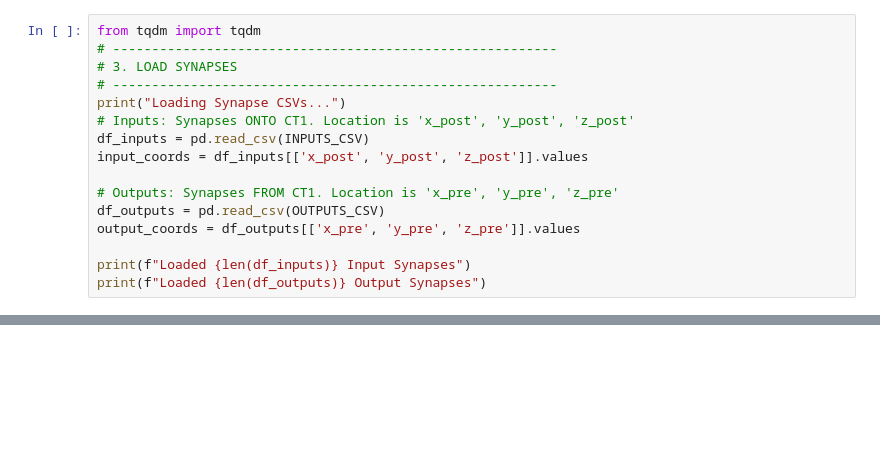
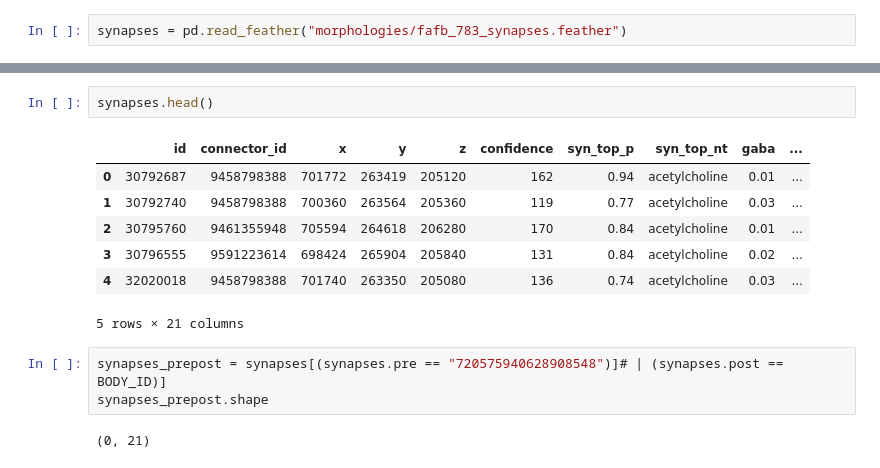
Before and after one commit to 0xJustin/connectome_compartments, a Jupyter notebook: jaxley_attachment.ipynb, the cells around one changed output, grey strips where cells are left out. Cells and saved outputs as stored; diff of their text form; blank space fills up the shorter version.

```diff
--- a/jaxley_attachment.ipynb
+++ b/jaxley_attachment.ipynb
@@ -31,16 +29,2 @@ WARNING:2026-01-04 12:23:23,554:jax._src.xla_bridge:852: An NVIDIA GPU may be pr
 # %%
-from tqdm import tqdm
-# ---------------------------------------------------------
-# 3. LOAD SYNAPSES
-# ---------------------------------------------------------
-print("Loading Synapse CSVs...")
-# Inputs: Synapses ONTO CT1. Location is 'x_post', 'y_post', 'z_post'
-df_inputs = pd.read_csv(INPUTS_CSV)
-input_coords = df_inputs[['x_post', 'y_post', 'z_post']].values
-
-# Outputs: Synapses FROM CT1. Location is 'x_pre', 'y_pre', 'z_pre'
-df_outputs = pd.read_csv(OUTPUTS_CSV)
-output_coords = df_outputs[['x_pre', 'y_pre', 'z_pre']].values
-
-print(f"Loaded {len(df_inputs)} Input Synapses")
-print(f"Loaded {len(df_outputs)} Output Synapses")
+synapses = pd.read_feather("morphologies/fafb_783_synapses.feather")
@@ -259,0 +51,15 @@ array([[-249.82421875, -151.82421875, -254.        ],
+# %%
+synapses.head()
+# %% [output]
+|  | id | connector_id | x | y | z | confidence | syn_top_p | syn_top_nt | gaba | ... |
+| 0 | 30792687 | 9458798388 | 701772 | 263419 | 205120 | 162 | 0.94 | acetylcholine | 0.01 | ... |
+| 1 | 30792740 | 9458798388 | 700360 | 263564 | 205360 | 119 | 0.77 | acetylcholine | 0.03 | ... |
+| 2 | 30795760 | 9461355948 | 705594 | 264618 | 206280 | 170 | 0.84 | acetylcholine | 0.01 | ... |
+| 3 | 30796555 | 9591223614 | 698424 | 265904 | 205840 | 131 | 0.84 | acetylcholine | 0.02 | ... |
+| 4 | 32020018 | 9458798388 | 701740 | 263350 | 205080 | 136 | 0.74 | acetylcholine | 0.03 | ... |
+5 rows × 21 columns
+# %%
+synapses_prepost = synapses[(synapses.pre == "720575940628908548")]# | (synapses.post == BODY_ID)]
+synapses_prepost.shape
+# %% [output]
+(0, 21)
```
Also changed, not shown: parts of 17 cells of this notebook.
